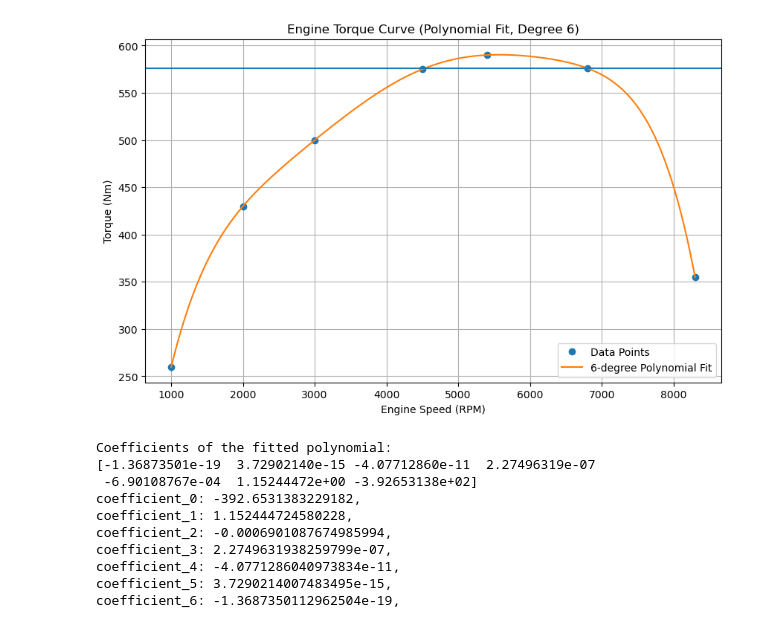
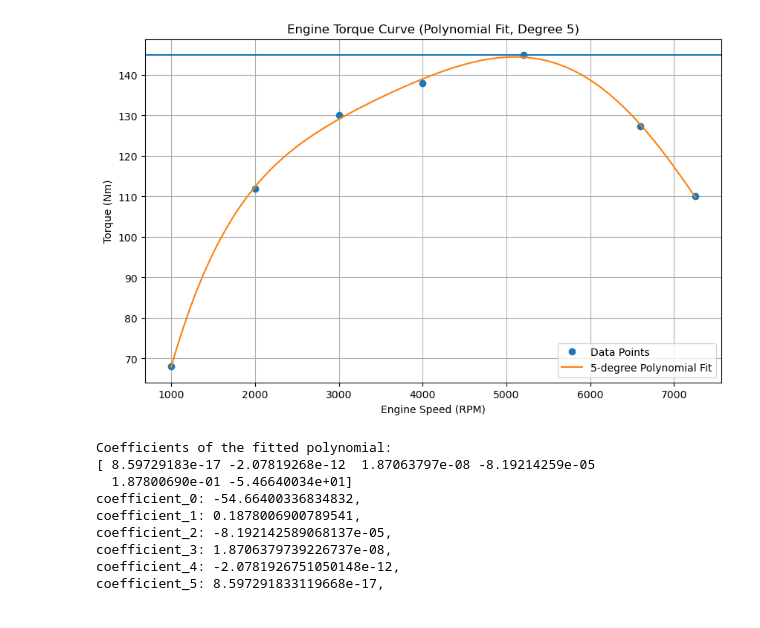
Before and after one commit to vougioukakis/car-acceleration-app, a Jupyter notebook: torque_curve_generator.ipynb, the cells around one changed output. Cells and saved outputs as stored; diff of their text form; code cells hidden in the pictures.

```diff
--- a/torque_curve_generator.ipynb
+++ b/torque_curve_generator.ipynb
@@ -8,56 +8,55 @@ import matplotlib.pyplot as plt
 
 # Given data points
 points = np.array([
-    [1000, 260],
-    [2000, 430],
-    [3000, 500],
-    [4500, 575],
-    [5400, 590],
-    [6800, 576],
-    [8300, 355],
+    [1000, 68],
+    [2000, 112],
+    [3000, 130],
+    [4000, 138],
+    [5200, 145],
+    [6600, 127.4],
+    [7250, 110],
 ])
-maxTq = 576
+maxTq = 145
 rpm = points[:, 0]
 torque = points[:, 1]
 
 # Fit a 7th-degree polynomial to the data
-degree = 6
+degree = 5
 coefficients = np.polyfit(rpm, torque, degree)
 
 # Create the polynomial function using the coefficients
 polynomial = np.poly1d(coefficients)
 
 # Generate smooth RPM values for plotting the polynomial
 rpm_smooth = np.linspace(rpm.min(), rpm.max(), 500)
 torque_smooth = polynomial(rpm_smooth)
 
 # Plot the data and the fitted polynomial curve
 plt.figure(figsize=(10, 6))
 plt.plot(rpm, torque, 'o', label="Data Points")
 plt.plot(rpm_smooth, torque_smooth, '-', label=f"{degree}-degree Polynomial Fit")
 plt.axhline(maxTq)  # Assuming the maximum torque is the maximum value in the dataset
 plt.xlabel("Engine Speed (RPM)")
 plt.ylabel("Torque (Nm)")
 plt.title(f"Engine Torque Curve (Polynomial Fit, Degree {degree})")
 plt.legend()
 plt.grid(True)
 plt.show()
 
 # Print the polynomial coefficients
 print("Coefficients of the fitted polynomial:")
 print(coefficients)
 
 for i in range(len(coefficients)):
     print(f"coefficient_{i}: {coefficients[len(coefficients)-i-1]},")
 # %% [output]
-[figure, old version]
+[figure, new version]
 Coefficients of the fitted polynomial:
-[-1.36873501e-19  3.72902140e-15 -4.07712860e-11  2.27496319e-07
- -6.90108767e-04  1.15244472e+00 -3.92653138e+02]
-coefficient_0: -392.6531383229182,
-coefficient_1: 1.152444724580228,
-coefficient_2: -0.0006901087674985994,
-coefficient_3: 2.2749631938259799e-07,
-coefficient_4: -4.0771286040973834e-11,
-coefficient_5: 3.7290214007483495e-15,
-coefficient_6: -1.3687350112962504e-19,
+[ 8.59729183e-17 -2.07819268e-12  1.87063797e-08 -8.19214259e-05
+  1.87800690e-01 -5.46640034e+01]
+coefficient_0: -54.66400336834832,
+coefficient_1: 0.1878006900789541,
+coefficient_2: -8.192142589068137e-05,
+coefficient_3: 1.8706379739226737e-08,
+coefficient_4: -2.0781926751050148e-12,
+coefficient_5: 8.597291833119668e-17,
```
Also changed, not shown: 8 other files.
